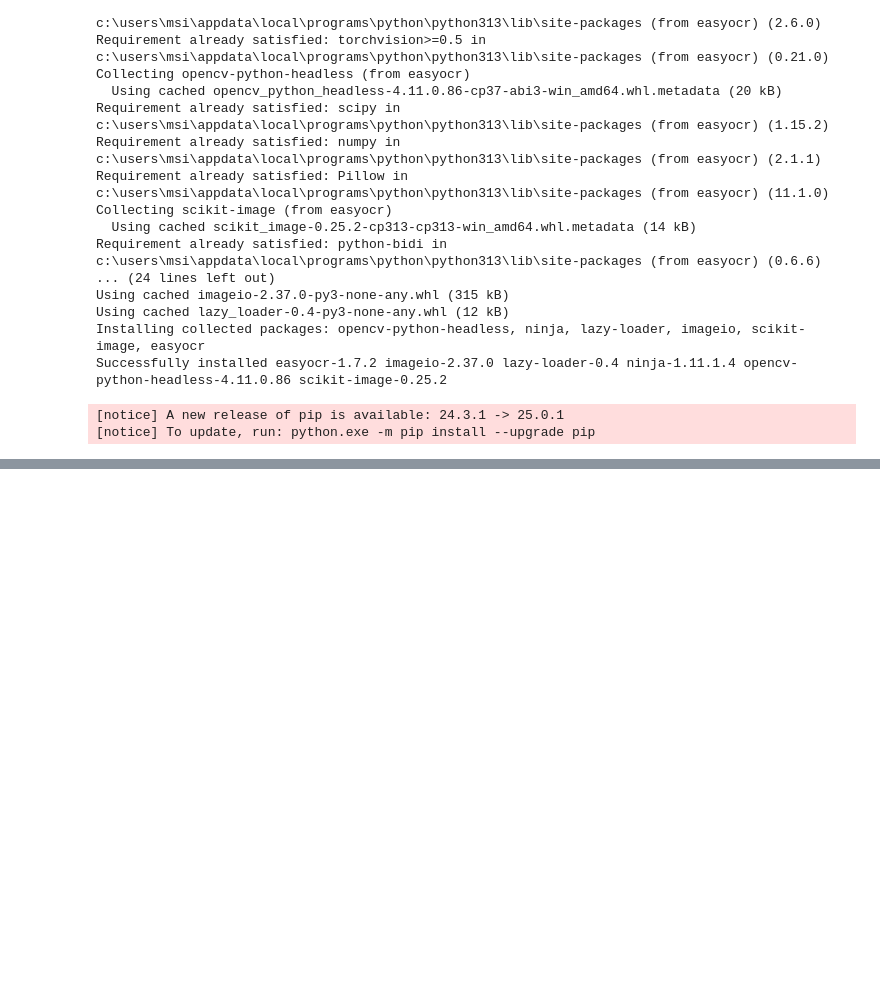
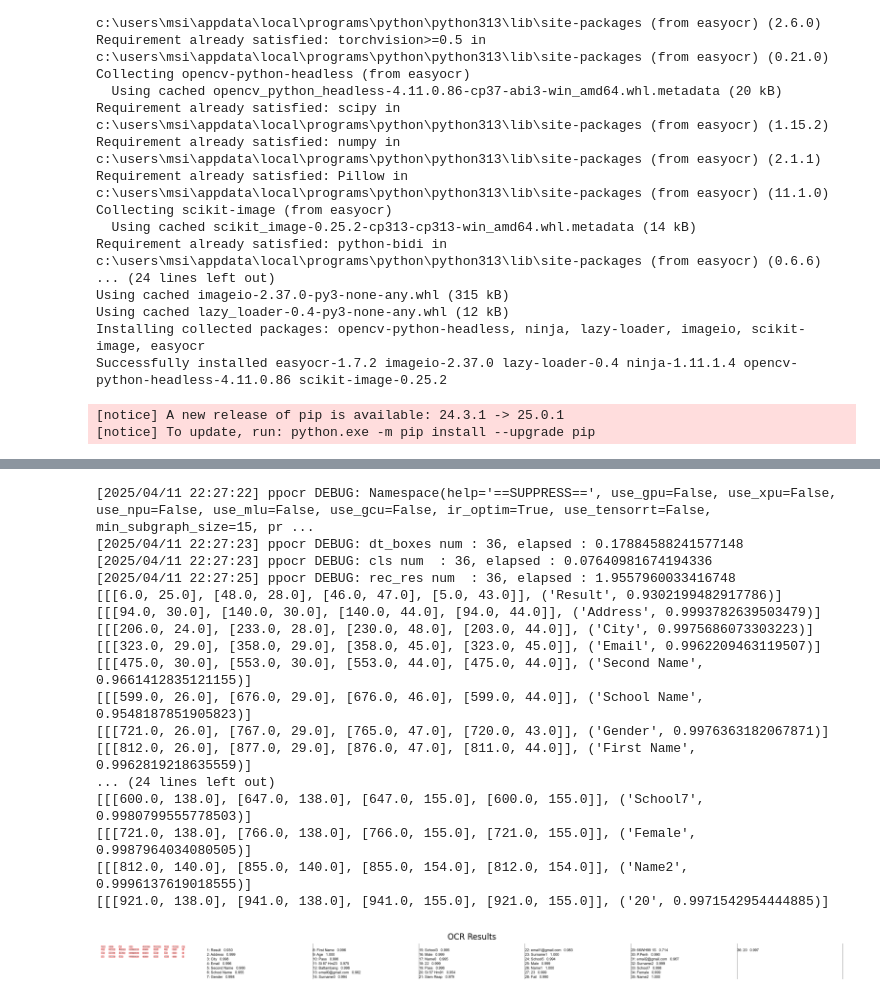
Before and after one commit to JackyDOM/Oject_YOLO, a Jupyter notebook: train_model.ipynb, the cells around one changed output, grey strips where cells are left out. Saved outputs shown, nothing was run; the diff lists cells and outputs as text; code cells hidden in the pictures; blank space fills up the shorter version.

```diff
--- a/train_model.ipynb
+++ b/train_model.ipynb
@@ -242,0 +343,52 @@ speed: {'preprocess': 0.9210000280290842, 'inference': 51.99659999925643, 'postp
+# %%
+from paddleocr import PaddleOCR, draw_ocr
+from PIL import Image
+import matplotlib.pyplot as plt
+
+# Initialize PaddleOCR
+ocr = PaddleOCR(use_angle_cls=True, lang='en')  # Run once to download models
+img_path = 'photo_2025-04-09_16-34-30.jpg'
+
+# Perform OCR
+result = ocr.ocr(img_path, cls=True)
+for line in result[0]:  # Access the first (and only) item in result
+    print(line)
+
+# Draw OCR result
+image = Image.open(img_path).convert('RGB')
+boxes = [line[0] for line in result[0]]
+txts = [line[1][0] for line in result[0]]
+scores = [line[1][1] for line in result[0]]
+im_show = draw_ocr(image, boxes, txts, scores, font_path='C:/Windows/Fonts/arial.ttf')  # Use accessible font
+
+# Convert to PIL Image for display
+im_show_pil = Image.fromarray(im_show)
+
+# Option 1: Display using PIL's show() (opens in default image viewer)
+im_show_pil.show()
+
+# Option 2: Display using matplotlib (more customizable, interactive in some environments)
+plt.figure(figsize=(20, 20))  # Set figure size
+plt.imshow(im_show)
+plt.axis('off')  # Hide axes for cleaner display
+plt.title('OCR Results')
+plt.show()
+# %% [output]
+[2025/04/11 22:27:22] ppocr DEBUG: Namespace(help='==SUPPRESS==', use_gpu=False, use_xpu=False, use_npu=False, use_mlu=False, use_gcu=False, ir_optim=True, use_tensorrt=False, min_subgraph_size=15, pr ...
+[2025/04/11 22:27:23] ppocr DEBUG: dt_boxes num : 36, elapsed : 0.17884588241577148
+[2025/04/11 22:27:23] ppocr DEBUG: cls num  : 36, elapsed : 0.07640981674194336
+[2025/04/11 22:27:25] ppocr DEBUG: rec_res num  : 36, elapsed : 1.9557960033416748
+[[[6.0, 25.0], [48.0, 28.0], [46.0, 47.0], [5.0, 43.0]], ('Result', 0.9302199482917786)]
+[[[94.0, 30.0], [140.0, 30.0], [140.0, 44.0], [94.0, 44.0]], ('Address', 0.9993782639503479)]
+[[[206.0, 24.0], [233.0, 28.0], [230.0, 48.0], [203.0, 44.0]], ('City', 0.9975686073303223)]
+[[[323.0, 29.0], [358.0, 29.0], [358.0, 45.0], [323.0, 45.0]], ('Email', 0.9962209463119507)]
+[[[475.0, 30.0], [553.0, 30.0], [553.0, 44.0], [475.0, 44.0]], ('Second Name', 0.9661412835121155)]
+[[[599.0, 26.0], [676.0, 29.0], [676.0, 46.0], [599.0, 44.0]], ('School Name', 0.9548187851905823)]
+[[[721.0, 26.0], [767.0, 29.0], [765.0, 47.0], [720.0, 43.0]], ('Gender', 0.9976363182067871)]
+[[[812.0, 26.0], [877.0, 29.0], [876.0, 47.0], [811.0, 44.0]], ('First Name', 0.9962819218635559)]
+... (24 lines left out)
+[[[600.0, 138.0], [647.0, 138.0], [647.0, 155.0], [600.0, 155.0]], ('School7', 0.9980799555778503)]
+[[[721.0, 138.0], [766.0, 138.0], [766.0, 155.0], [721.0, 155.0]], ('Female', 0.9987964034080505)]
+[[[812.0, 140.0], [855.0, 140.0], [855.0, 154.0], [812.0, 154.0]], ('Name2', 0.9996137619018555)]
+[[[921.0, 138.0], [941.0, 138.0], [941.0, 155.0], [921.0, 155.0]], ('20', 0.9971542954444885)]
+[figure, added]
```
Also changed, not shown: parts of 9 cells of this notebook, 1 other file.
